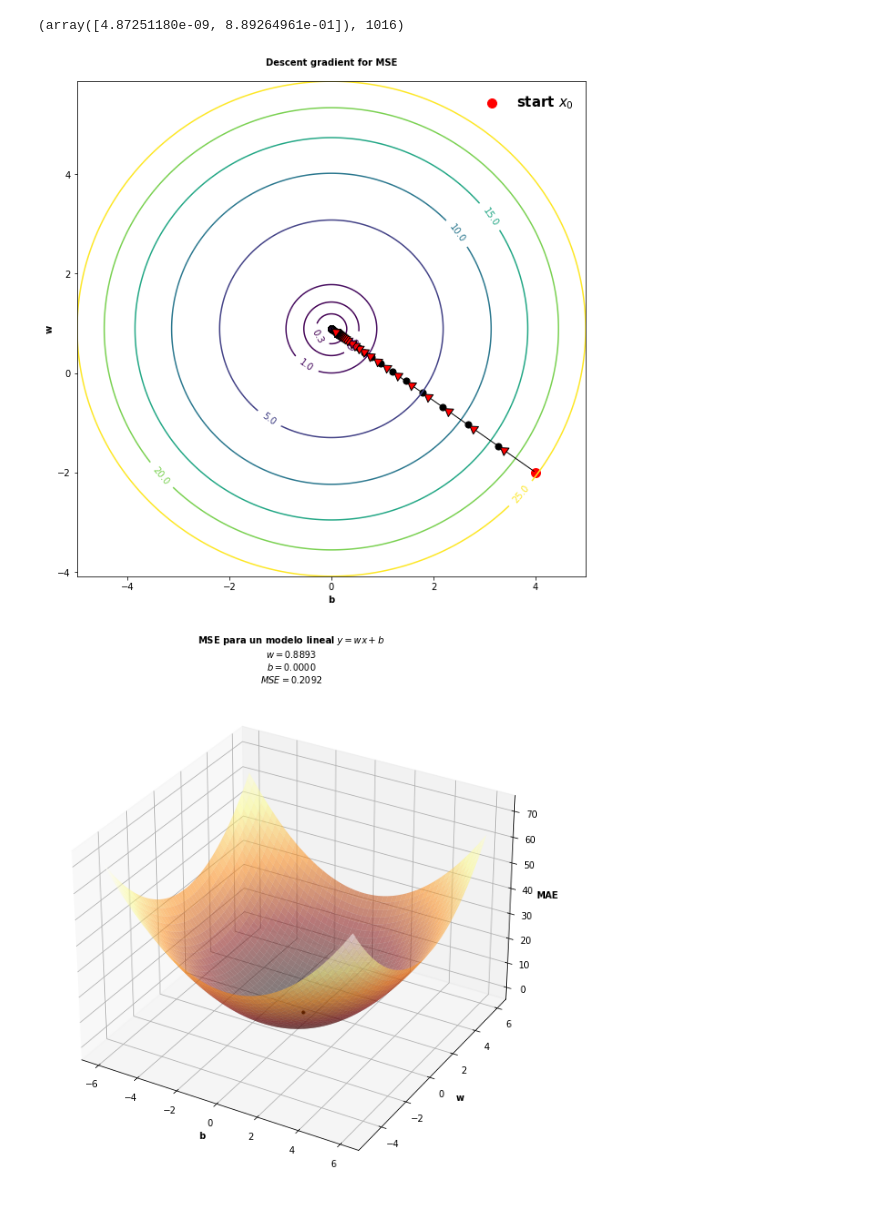
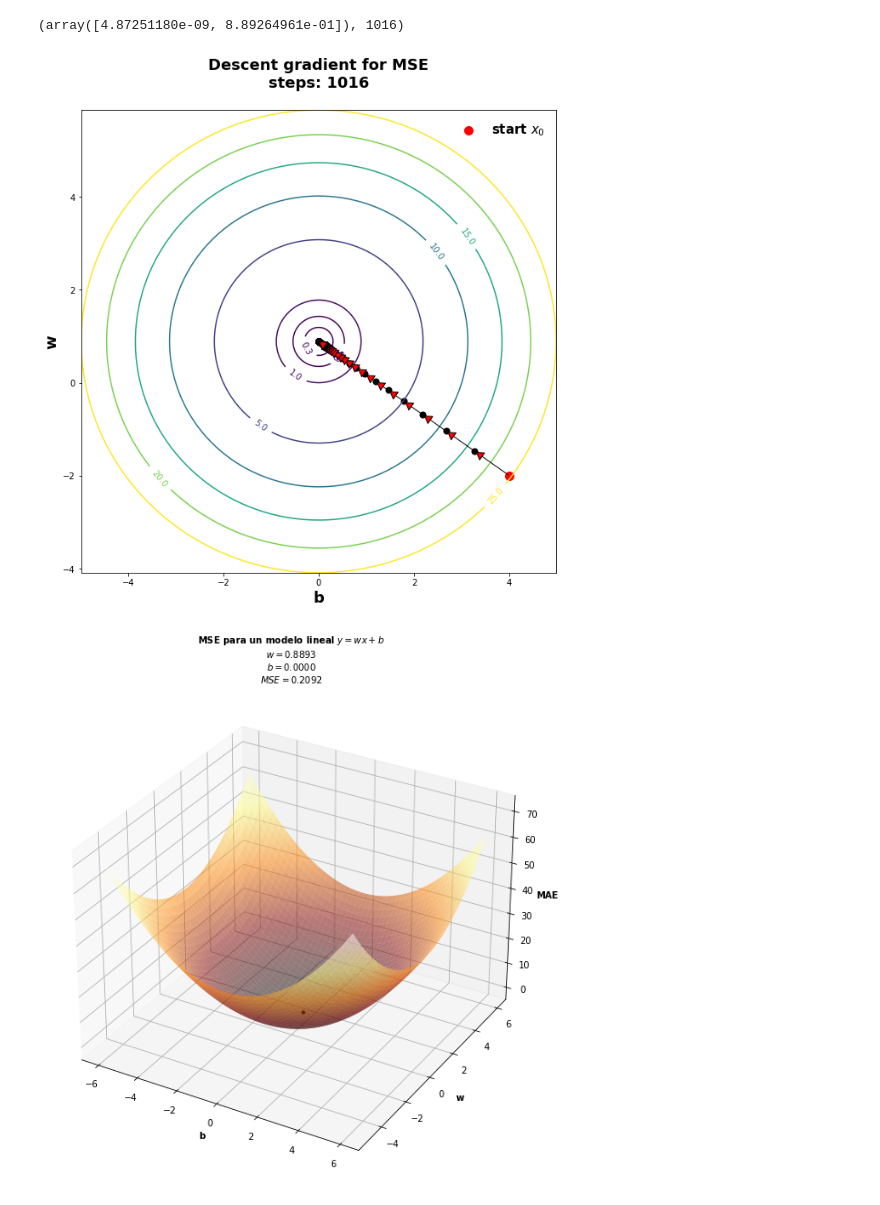
Before and after one commit to hplbrayan/Un-Curso-de-Deep-Learning, a Jupyter notebook: 02_intro_Keras_actf_backp/N2_actf_lf_op_bp.ipynb, the cells around one changed output. Drawn from its saved outputs; the diff is of its cells as text; code cells hidden in the pictures.

```diff
--- a/02_intro_Keras_actf_backp/N2_actf_lf_op_bp.ipynb
+++ b/02_intro_Keras_actf_backp/N2_actf_lf_op_bp.ipynb
@@ -2400,35 +2402,35 @@ MSE_ = np.array(MSE_).reshape(n1, n2)
 fig, ax = plt.subplots(figsize=(10,10))
 
 cs = ax.contour(b, w, MSE_, [0.21, 0.3, 0.5, 1, 5, 10, 15, 20, 25])
 ax.clabel(cs)
 
 
 # gradiend descent
 step = 10
 ax.scatter(*gd_batch['history'][0], c="r", s=100, label="start $x_0$")
 
 for i in range(step, len(gd_batch['history']), step):
     ax.annotate(text="", xy=gd_batch['history'][i], xytext=gd_batch['history'][i-step],
                 arrowprops=dict(arrowstyle="-|>, head_width=0.5, head_length=0.8",
                                 fc="r")
                 )
 
     ax.scatter(gd_batch['history'][i,0], gd_batch['history'][i,1], c="k", s=50)
 
 
 ax.set_xlim(min(cs.allsegs[-1][0][:,0]), max(cs.allsegs[-1][0][:,0]))
 ax.set_ylim(min(cs.allsegs[-1][0][:,1]), max(cs.allsegs[-1][0][:,1]))
 
-ax.set_title("Descent gradient for MSE\n", **font)
+ax.set_title(f"Descent gradient for MSE\nsteps: {gd_batch['iteraciones']}\n", **font)
 ax.set_xlabel("b", **font)
 ax.set_ylabel("w", **font)
 
 plt.legend(frameon=False, prop=font_leg)
 plt.show()
 #"""
 print()
 # %% [output]
-[figure, old version]
+[figure, new version]
 # %%
 #%matplotlib nbagg
 fig, ax = plt.subplots(subplot_kw={"projection": "3d"}, figsize=(10,10))
```
Also changed, not shown: parts of 15 cells of this notebook.
